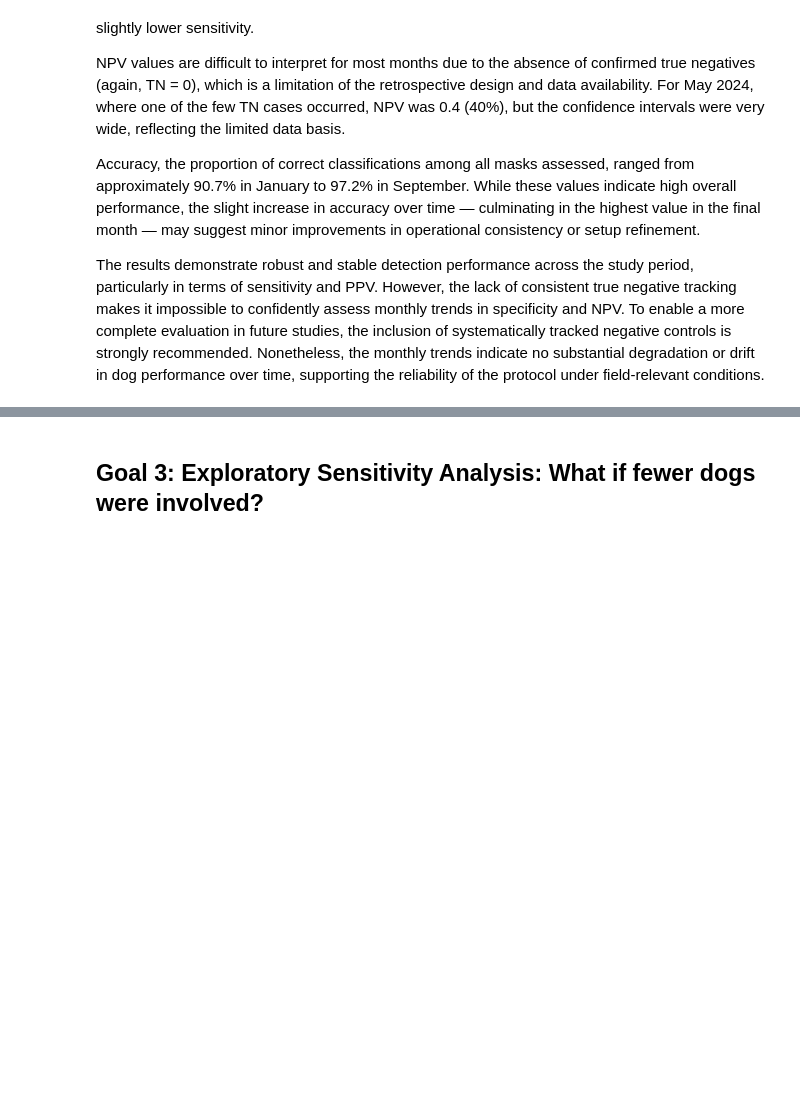
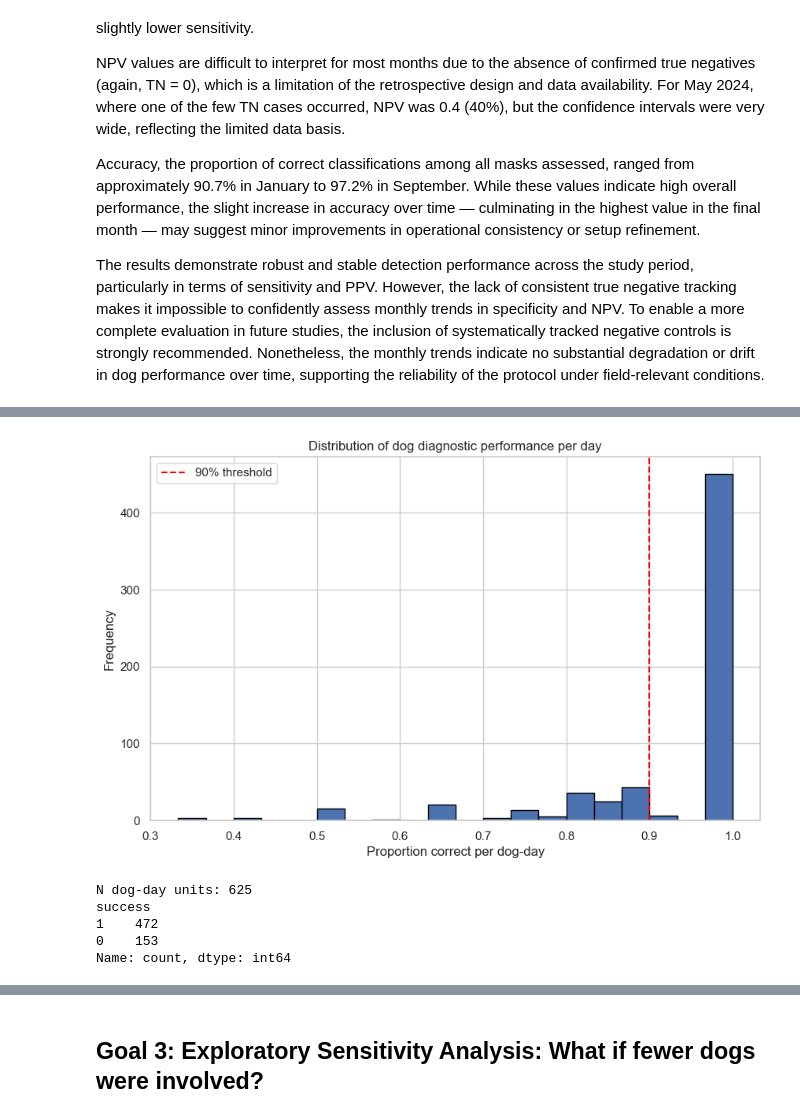
Before and after one commit to sschepanski/CanineLungCancerDetection, a Jupyter notebook: scr/DogScanPrediction.ipynb, the cells around one changed output, grey strips where cells are left out. Cells and saved outputs as stored; diff of their text form; code cells hidden in the pictures; blank space fills up the shorter version.

```diff
--- a/scr/DogScanPrediction.ipynb
+++ b/scr/DogScanPrediction.ipynb
@@ -759,0 +855,17 @@ model_data["Dog"] = model_data["Dog"].astype("category")
+# %%
+# Subset relevant columns
+df = complete_data.copy()
+df = df.dropna(subset=["Dog", "Date", "diagnostic_outcome", "Dog_mood", "Weather", "Temperature", "Supervisor"])
+# %%
+# Create binary correctness variable
+df["correct_detection"] = df["diagnostic_outcome"].isin(["TP", "TN"]).astype(int)
+# %%
+# Aggregate to dog-day level using the actual search date
+dog_day = df.groupby(["Dog", "Date"]).agg(
+    n_masks=("diagnostic_outcome", "count"),
+    n_correct=("correct_detection", "sum"),
+    Dog_mood=("Dog_mood", "first"),
+    Weather=("Weather", "first"),
+    Temperature=("Temperature", "first"),
+    Supervisor=("Supervisor", "first")
+).reset_index()
@@ -759,0 +875,11 @@ model_data["Dog"] = model_data["Dog"].astype("category")
+# %%
+# Display the distribution of dog diagnostic performance per day
+plt.hist(dog_day["proportion_correct"], bins=20, edgecolor="black")
+plt.axvline(0.9, color="red", linestyle="--", label="90% threshold")
+plt.xlabel("Proportion correct per dog-day")
+plt.ylabel("Frequency")
+plt.title("Distribution of dog diagnostic performance per day")
+plt.legend()
+plt.show()
+# %% [output]
+[figure, added]
@@ -760 +889,15 @@ model_data["Dog"] = model_data["Dog"].astype("category")
+# %%
+# Convert predictors to categorical
+for var in ["Dog_mood", "Weather", "Supervisor", "Dog"]:
+    dog_day[var] = dog_day[var].astype("category")
+
+# Output diagnostic
+print("N dog-day units:", dog_day.shape[0])
+print(dog_day["success"].value_counts())
+# %% [output]
+N dog-day units: 625
+success
+1    472
+0    153
+Name: count, dtype: int64
 # %%
```
Also changed, not shown: parts of 41 cells of this notebook.
